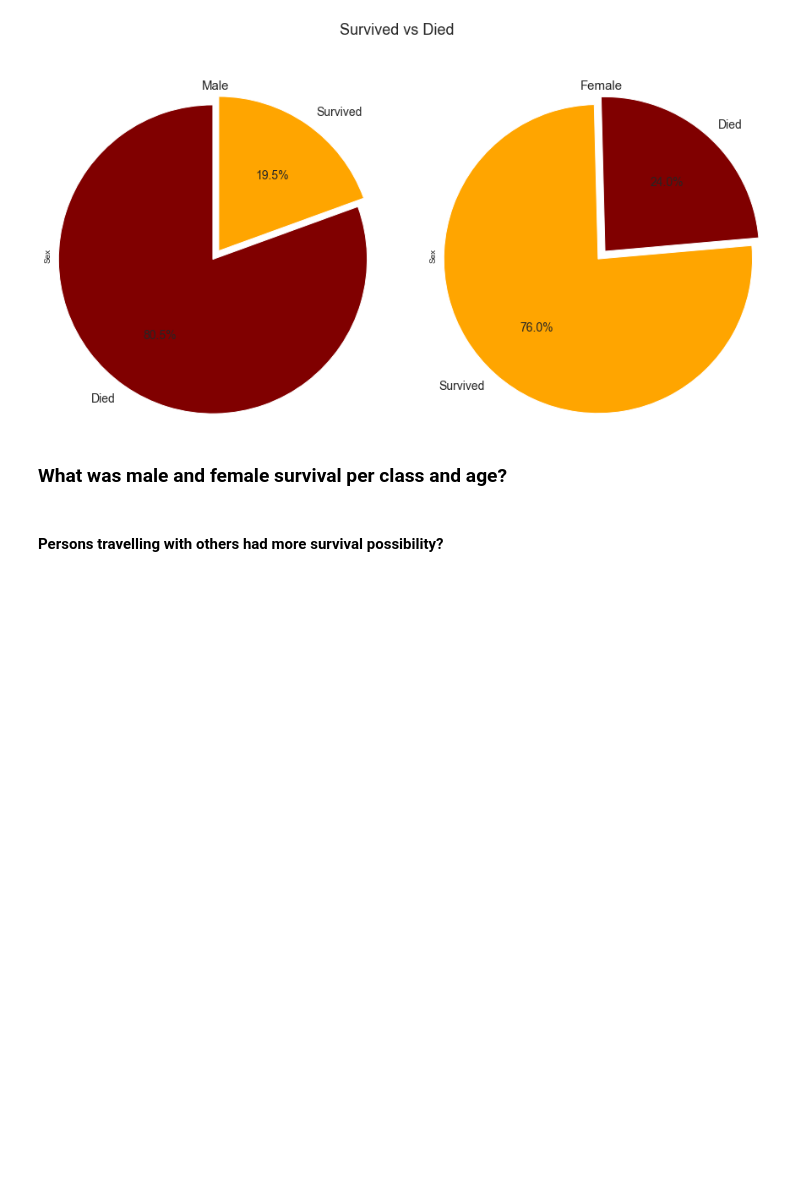
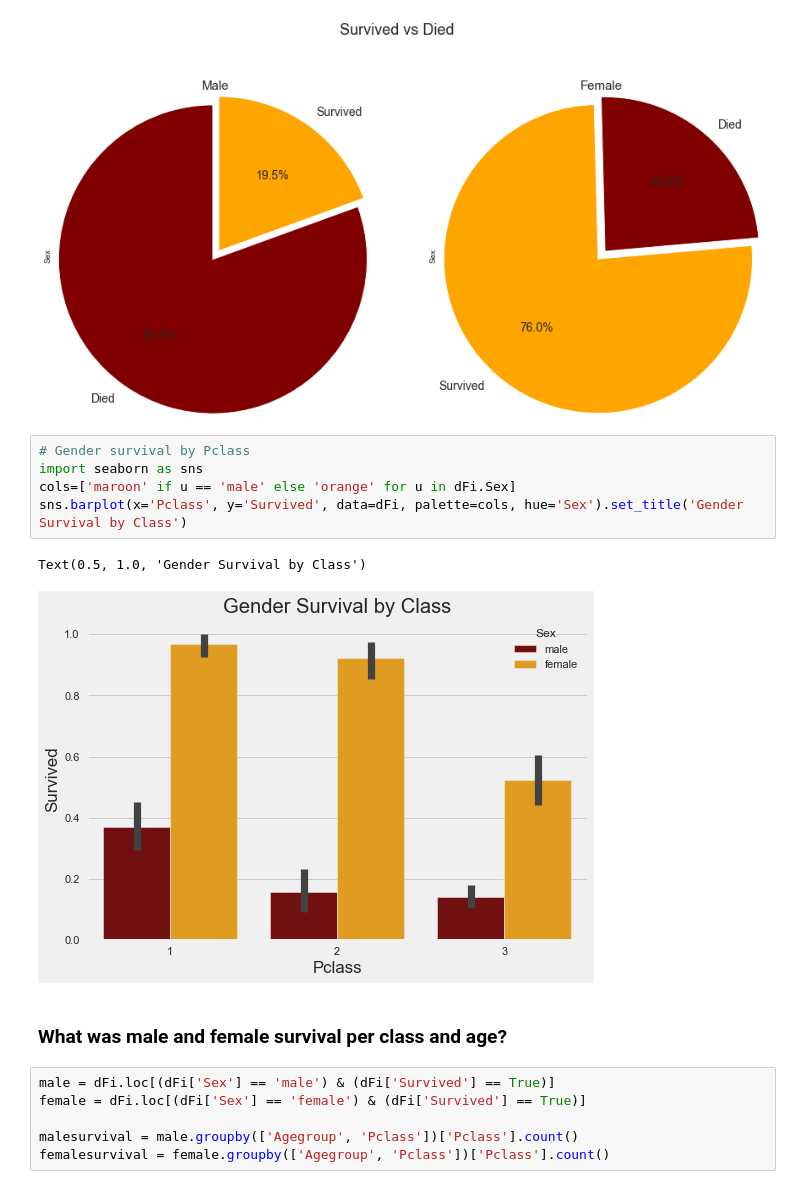
Before and after one commit to okoriechinonso1/Titanic_data_analysis-_repo, a Jupyter notebook: titanic_analysis.ipynb, the cells around one changed output. Cells and saved outputs as stored; diff of their text form; blank space fills up the shorter version.

```diff
--- a/titanic_analysis.ipynb
+++ b/titanic_analysis.ipynb
@@ -930,7 +949,19 @@ plt.title('Female', fontsize=15)
 plt.suptitle("Survived vs Died", fontsize=18);
 # %% [output]
 [figure]
+# %%
+# Gender survival by Pclass
+import seaborn as sns
+cols=['maroon' if u == 'male' else 'orange' for u in dFi.Sex]
+sns.barplot(x='Pclass', y='Survived', data=dFi, palette=cols, hue='Sex').set_title('Gender Survival by Class')
+# %% [output]
+Text(0.5, 1.0, 'Gender Survival by Class')
+[figure, added]
 # %% [markdown]
 ### What was male and female survival per class and age?
-# %% [markdown]
-#### Persons travelling with others had more survival possibility?
+# %%
+male = dFi.loc[(dFi['Sex'] == 'male') & (dFi['Survived'] == True)]
+female = dFi.loc[(dFi['Sex'] == 'female') & (dFi['Survived'] == True)]
+
+malesurvival = male.groupby(['Agegroup', 'Pclass'])['Pclass'].count()
+femalesurvival = female.groupby(['Agegroup', 'Pclass'])['Pclass'].count()
```
Also changed, not shown: parts of 19 cells of this notebook.
